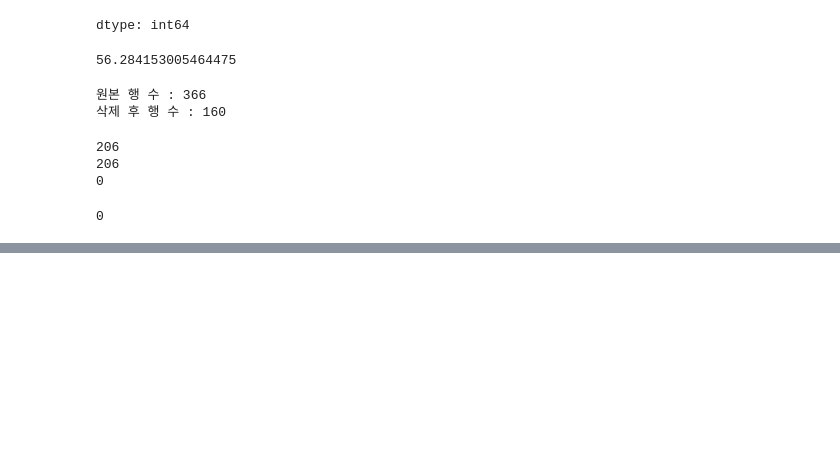
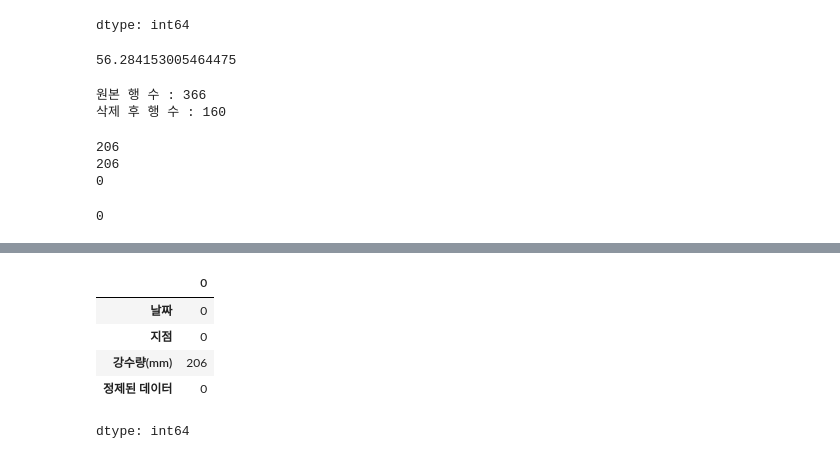
Before and after one commit to yshzjq/Step-1.-Python-SQL-, a Jupyter notebook: 챕터3_Pandas_Matplotlib·Seaborn/3_5.ipynb, the cells around one changed output, grey strips where cells are left out. Cells and saved outputs as stored; diff of their text form; code cells hidden in the pictures; blank space fills up the shorter version.

```diff
--- a/챕터3_Pandas_Matplotlib·Seaborn/3_5.ipynb
+++ b/챕터3_Pandas_Matplotlib·Seaborn/3_5.ipynb
@@ -73,0 +93,9 @@ print(df['정제된 데이터'].isnull().sum())
+# %%
+df.isnull().sum()
+# %% [output]
+|  | 0 |
+| 날짜 | 0 |
+| 지점 | 0 |
+| 강수량(mm) | 206 |
+| 정제된 데이터 | 0 |
+dtype: int64
```
Also changed, not shown: parts of 9 cells of this notebook.
